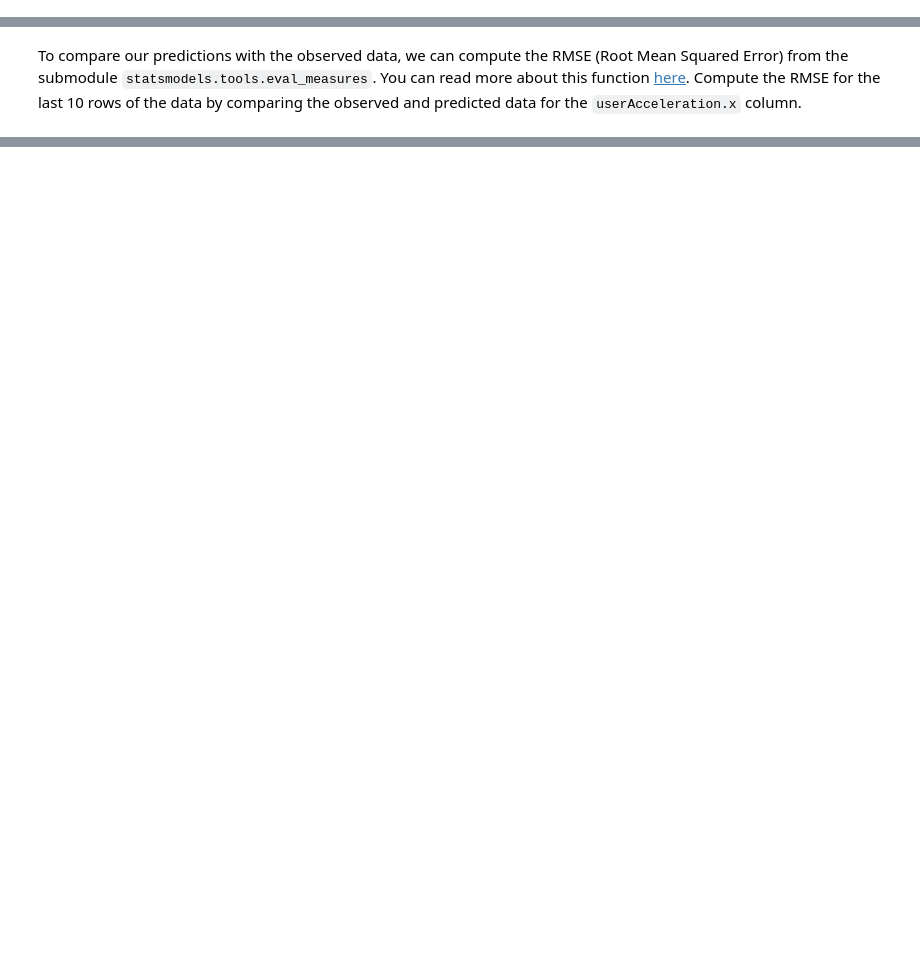
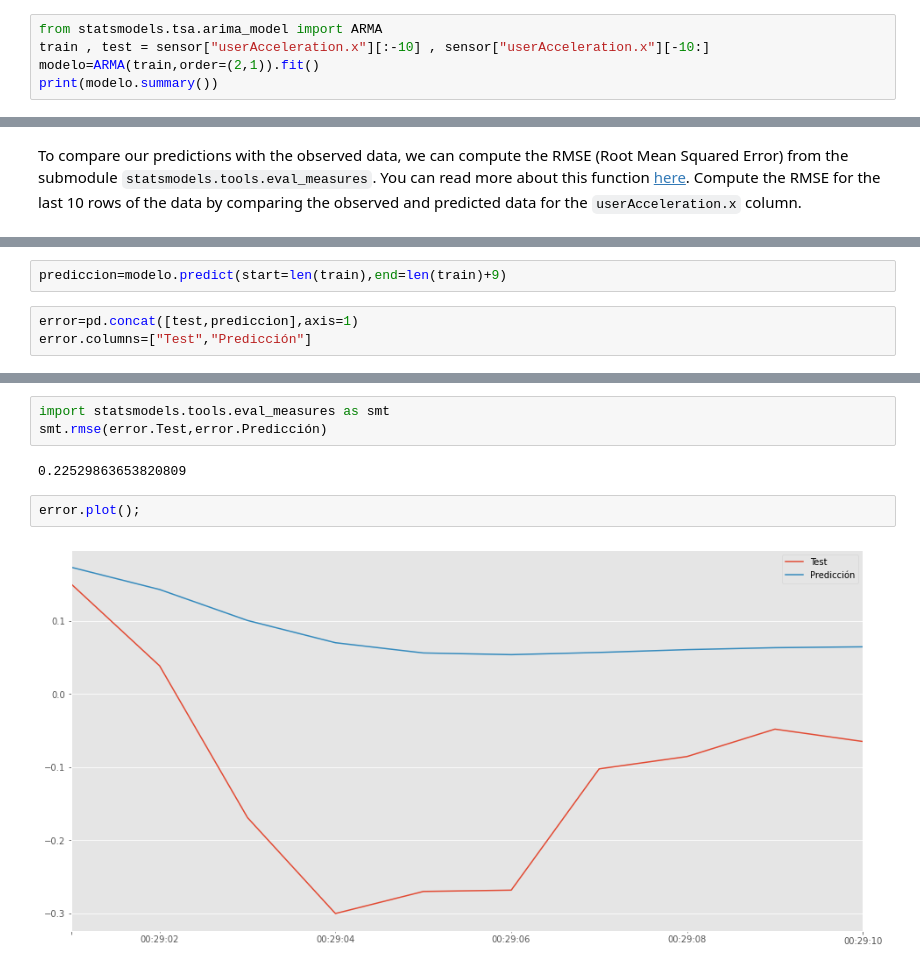
Before and after one commit to eduardoheros/lab-time-series, a Jupyter notebook: your-code/main.ipynb, the cells around one changed output, grey strips where cells are left out. Cells and saved outputs as stored; diff of their text form; blank space fills up the shorter version.

```diff
--- a/your-code/main.ipynb
+++ b/your-code/main.ipynb
@@ -146,0 +164,5 @@ Finally, we'll create an ARMA model for `userAcceleration.x`. Load the `ARMA` fu
+# %%
+from statsmodels.tsa.arima_model import ARMA
+train , test = sensor["userAcceleration.x"][:-10] , sensor["userAcceleration.x"][-10:]
+modelo=ARMA(train,order=(2,1)).fit()
+print(modelo.summary())
@@ -150,0 +189,5 @@ To compare our predictions with the observed data, we can compute the RMSE (Root
+# %%
+prediccion=modelo.predict(start=len(train),end=len(train)+9)
+# %%
+error=pd.concat([test,prediccion],axis=1)
+error.columns=["Test","Predicción"]
@@ -150,0 +208,9 @@ To compare our predictions with the observed data, we can compute the RMSE (Root
+# %%
+import statsmodels.tools.eval_measures as smt
+smt.rmse(error.Test,error.Predicción)
+# %% [output]
+0.22529863653820809
+# %%
+error.plot();
+# %% [output]
+[figure, added]
```
Also changed, not shown: parts of 9 cells of this notebook.
